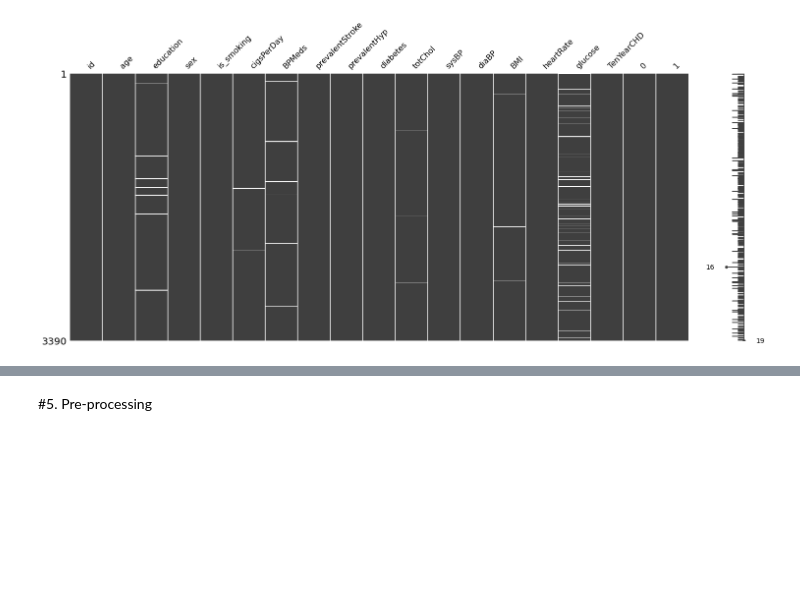
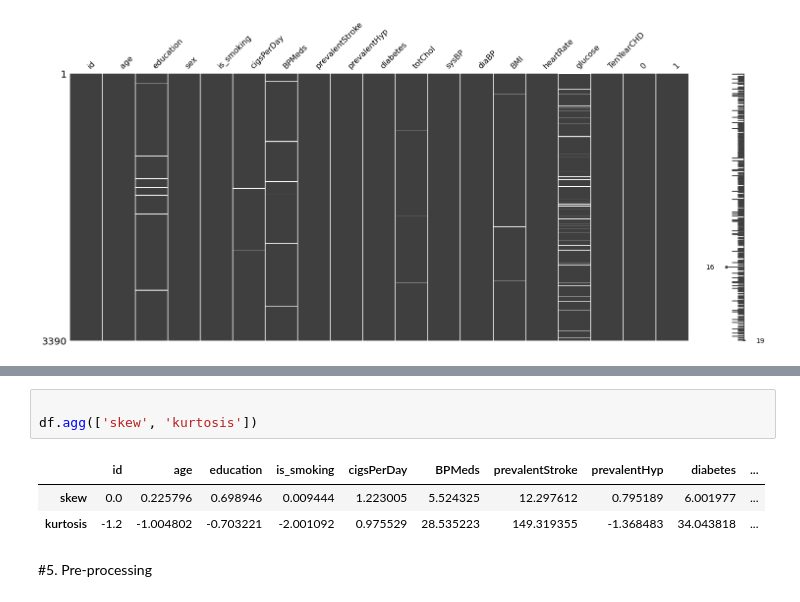
Before and after one commit to estoymukundjha/Cardiovascular-Risk-Pediction, a Jupyter notebook: Cardiovascular_Risk_Pediction.ipynb, the cells around one changed output, grey strips where cells are left out. Saved outputs shown, nothing was run; the diff lists cells and outputs as text; blank space fills up the shorter version.

```diff
--- a/Cardiovascular_Risk_Pediction.ipynb
+++ b/Cardiovascular_Risk_Pediction.ipynb
@@ -251,3 +271,10 @@ msno.matrix(df)
+# %%
+
+df.agg(['skew', 'kurtosis'])
+# %% [output]
+|  | id | age | education | is_smoking | cigsPerDay | BPMeds | prevalentStroke | prevalentHyp | diabetes | ... |
+| skew | 0.0 | 0.225796 | 0.698946 | 0.009444 | 1.223005 | 5.524325 | 12.297612 | 0.795189 | 6.001977 | ... |
+| kurtosis | -1.2 | -1.004802 | -0.703221 | -2.001092 | 0.975529 | 28.535223 | 149.319355 | -1.368483 | 34.043818 | ... |
 # %% [markdown]
 #5. Pre-processing
 # %% [markdown]
```
Also changed, not shown: parts of 21 cells of this notebook.
